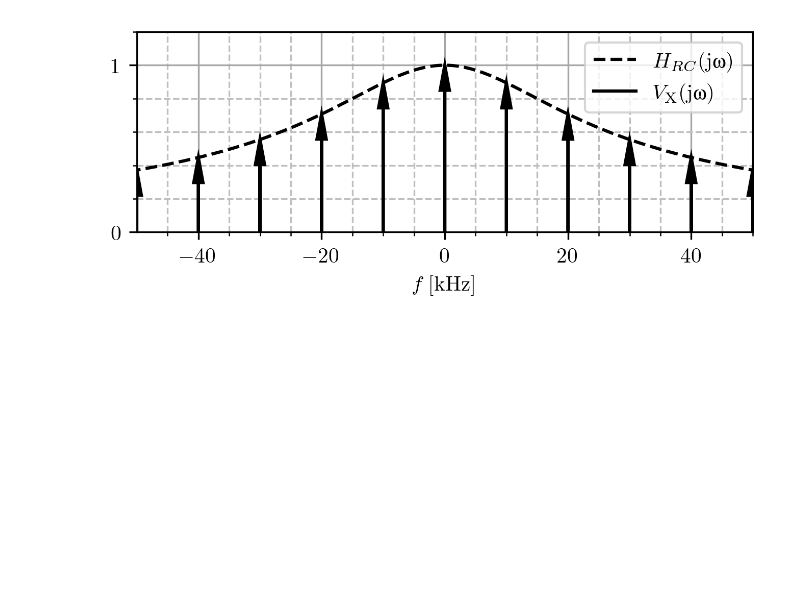
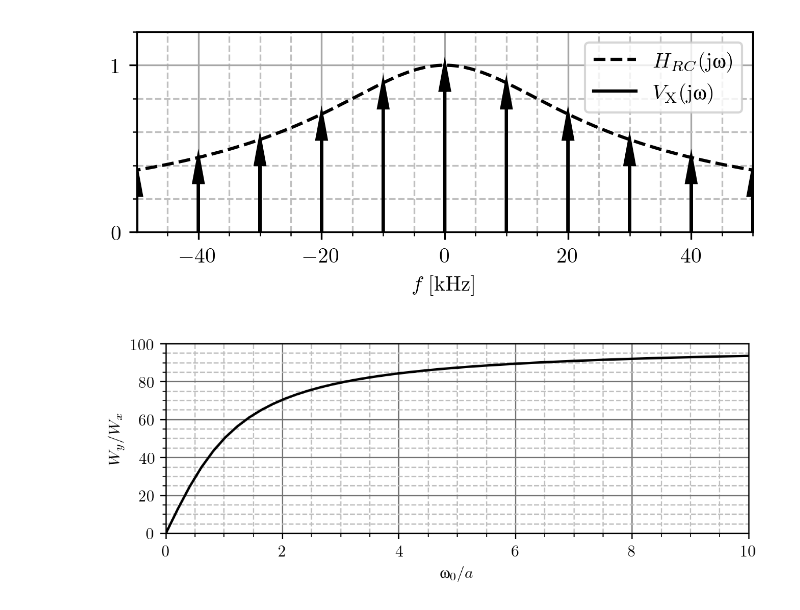
Before and after one commit to djokicd/zbirka-sis, a Jupyter notebook: 3_furijeove_tranformacije/1_CT/fig/ctft_plotovi.ipynb, the cells around one changed output. Cells and saved outputs as stored; diff of their text form; code cells hidden in the pictures; blank space fills up the shorter version.

```diff
--- a/3_furijeove_tranformacije/1_CT/fig/ctft_plotovi.ipynb
+++ b/3_furijeove_tranformacije/1_CT/fig/ctft_plotovi.ipynb
@@ -24,18 +24,18 @@ plt.rcParams['axes.formatter.use_locale'] = True
 def u(t):
     return (t > 0) * 1.0
 # %%
-def generate_canvas(w = 1.6, h =  1.6 / 1.618):
-    fig = figure (figsize = (w, h), dpi = 300)
+def generate_canvas(w = 1.6, a = 1.618):
+    fig = figure (figsize = (a*w, w), dpi = 200)
     xlim([-2,2])
     ylim([-2,2])
     minorticks_on()
-    grid(visible=True, which='major', color='0.45', linestyle='-')
-    grid(visible=True, which='minor', color='0.75', linestyle='--')
+    grid(b=True, which='major', color='0.45', linestyle='-')
+    grid(b=True, which='minor', color='0.75', linestyle='--')
 
     return fig
 
 def plot_dirac(x, A, lw = 1.5, c = 'k'):
-    arrow(x, 0, 0, A, shape="full", color=c,linewidth=lw, head_width=1.5, head_length=0.15, length_includes_head=True, zorder=10)
+    arrow(x, 0, 0, A, shape="full", color=c,linewidth=lw, head_width=0.2, head_length=0.3, length_includes_head=True, zorder=10)
 # %%
 def multiple_formatter(denominator=3, number=np.pi, latex=r'\uppi'):
     def gcd(a, b):
@@ -131,0 +130,22 @@ plt.savefig("comb_snaga_result.pdf", bbox_inches='tight' )
+# %%
+
+width = 165 / 25.4 # sirina
+height = width / 3
+a = width/height
+
+fig = generate_canvas(w = height, a = a)
+
+w0a = np.linspace(0, 10)
+y   = 2/pi * np.arctan(w0a)
+
+
+plt.plot(w0a, 100*y, 'k')
+
+xlabel(r"$\upomega_0/a$")
+ylabel(r"$W_y/W_x $")
+xlim(0, 10)
+ylim(0, 100)
+
+plt.savefig("energija_wy.pdf", bbox_inches='tight', ppad_inches=0)
+# %% [output]
+[figure, added]
```
Also changed, not shown: parts of 1 cell of this notebook, 19 other files.
